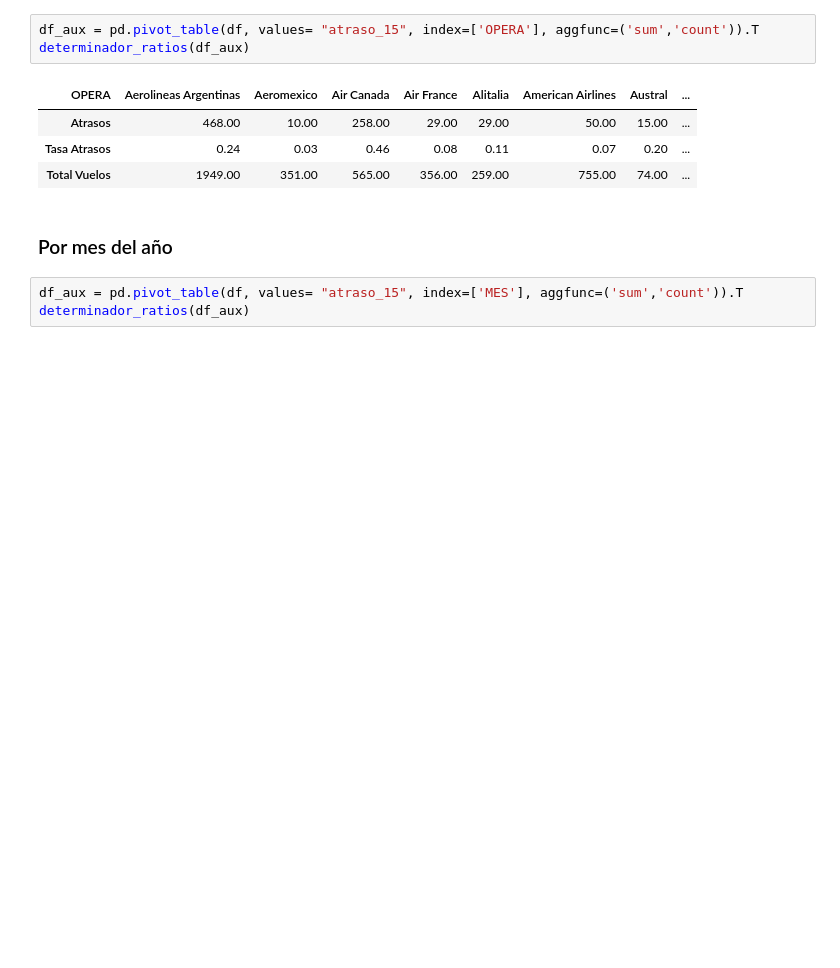
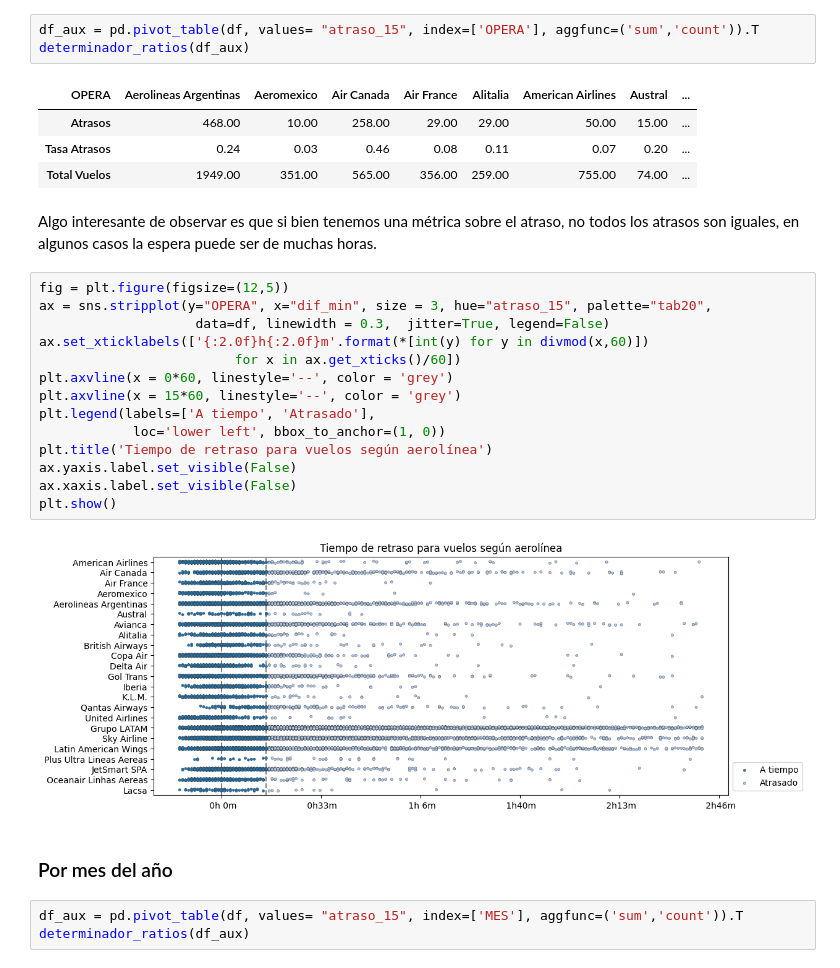
Before and after one commit to miguel-mf/challenge_ds_neuralworks, a Jupyter notebook: Challenge_Vuelos.ipynb, the cells around one changed output. Saved outputs shown, nothing was run; the diff lists cells and outputs as text; blank space fills up the shorter version.

```diff
--- a/Challenge_Vuelos.ipynb
+++ b/Challenge_Vuelos.ipynb
@@ -224,6 +239,24 @@ determinador_ratios(df_aux)
 | Atrasos | 468.00 | 10.00 | 258.00 | 29.00 | 29.00 | 50.00 | 15.00 | ... |
 | Tasa Atrasos | 0.24 | 0.03 | 0.46 | 0.08 | 0.11 | 0.07 | 0.20 | ... |
 | Total Vuelos | 1949.00 | 351.00 | 565.00 | 356.00 | 259.00 | 755.00 | 74.00 | ... |
+# %% [markdown]
+Algo interesante de observar es que si bien tenemos una métrica sobre el atraso, no todos los atrasos son iguales, en algunos casos la espera puede ser de muchas horas.
+# %%
+fig = plt.figure(figsize=(12,5))
+ax = sns.stripplot(y="OPERA", x="dif_min", size = 3, hue="atraso_15", palette="tab20",
+                    data=df, linewidth = 0.3,  jitter=True, legend=False)
+ax.set_xticklabels(['{:2.0f}h{:2.0f}m'.format(*[int(y) for y in divmod(x,60)])
+                         for x in ax.get_xticks()/60])
+plt.axvline(x = 0*60, linestyle='--', color = 'grey')
+plt.axvline(x = 15*60, linestyle='--', color = 'grey')
+plt.legend(labels=['A tiempo', 'Atrasado'],
+            loc='lower left', bbox_to_anchor=(1, 0))
+plt.title('Tiempo de retraso para vuelos según aerolínea')
+ax.yaxis.label.set_visible(False)
+ax.xaxis.label.set_visible(False)
+plt.show()
+# %% [output]
+[figure, added]
 # %% [markdown]
 ### Por mes del año
 # %%
```
Also changed, not shown: parts of 27 cells of this notebook, 2 other files.
